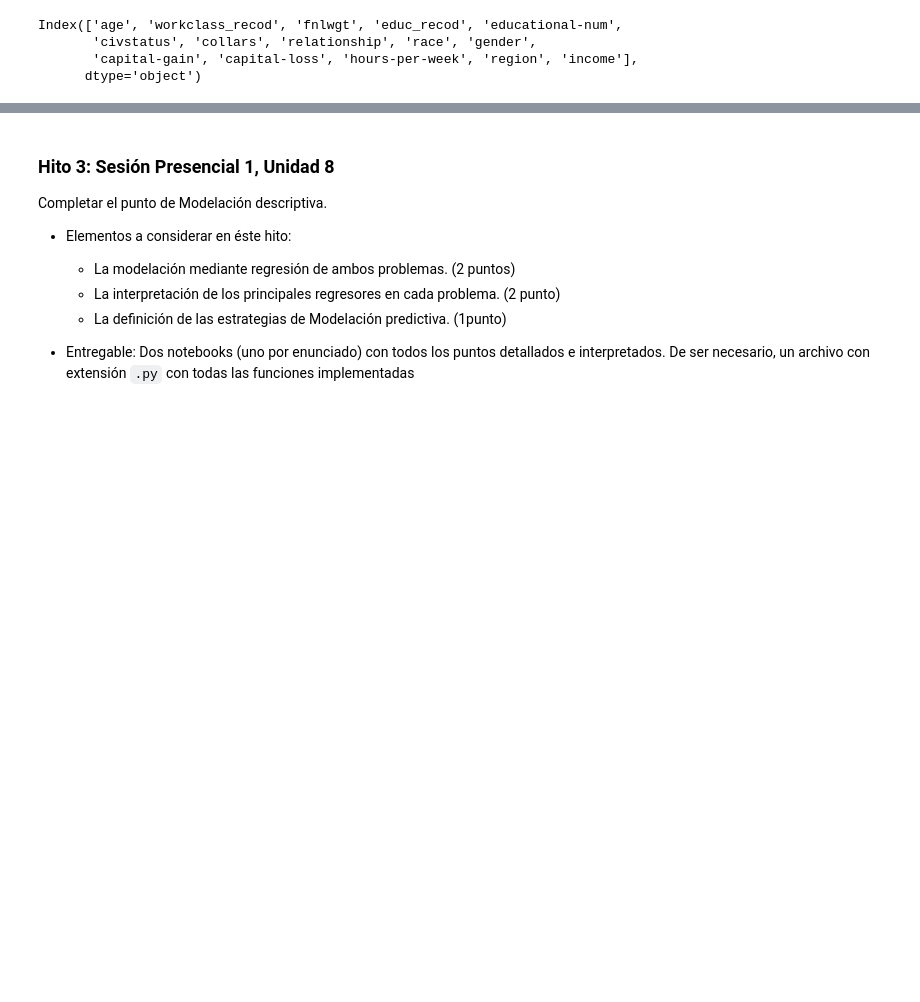
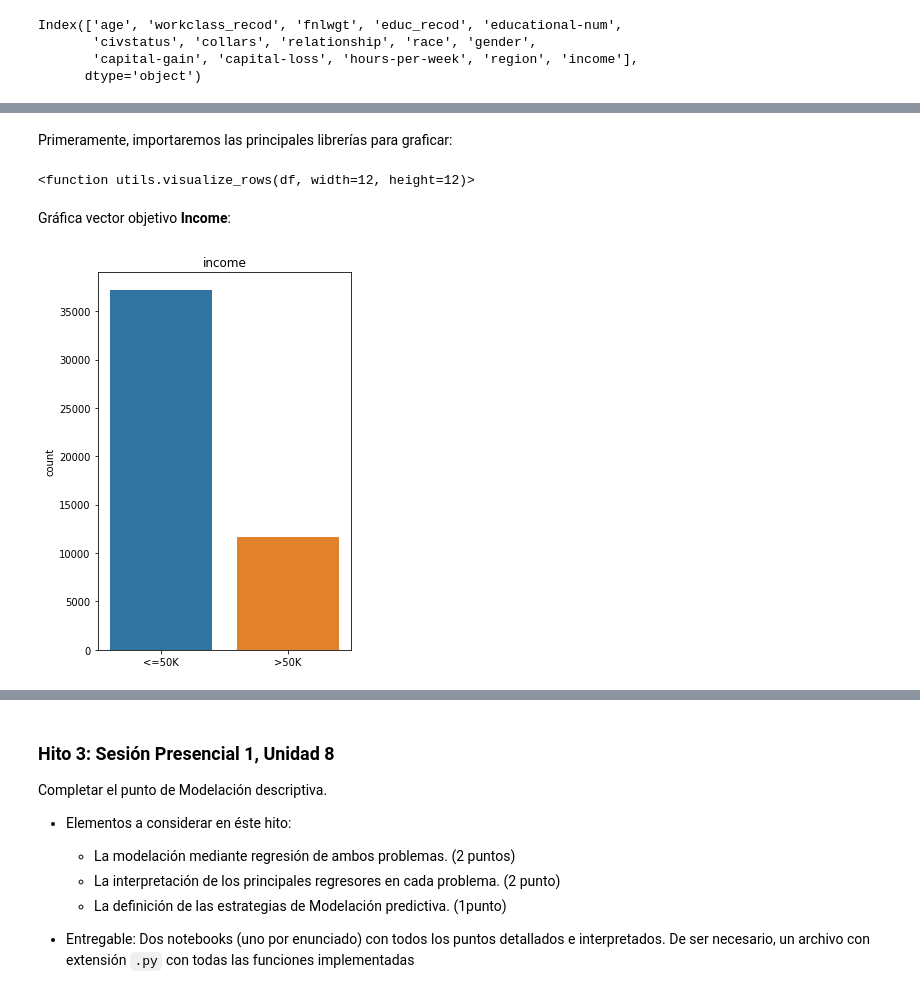
Before and after one commit to lporras/prueba-fundamentos-data-science, a Jupyter notebook: Desafio 1 Determinantes del ingreso.ipynb, the cells around one changed output, grey strips where cells are left out. Saved outputs shown, nothing was run; the diff lists cells and outputs as text; code cells hidden in the pictures; blank space fills up the shorter version.

```diff
--- a/Desafio 1 Determinantes del ingreso.ipynb
+++ b/Desafio 1 Determinantes del ingreso.ipynb
@@ -433,0 +455,2 @@ plt.rcParams["figure.figsize"] = (5, 3)
+# %% [markdown]
+Primeramente, importaremos las principales librerías para graficar:
@@ -433,0 +463,10 @@ plt.rcParams["figure.figsize"] = (5, 3)
+# %%
+utils.visualize_rows
+# %% [output]
+<function utils.visualize_rows(df, width=12, height=12)>
+# %% [markdown]
+Gráfica vector objetivo **Income**:
+# %%
+utils.visualize_rows(df.filter(['income']), 12, 6)
+# %% [output]
+[figure, added]
```
Also changed, not shown: parts of 76 cells of this notebook, 1 other file.
